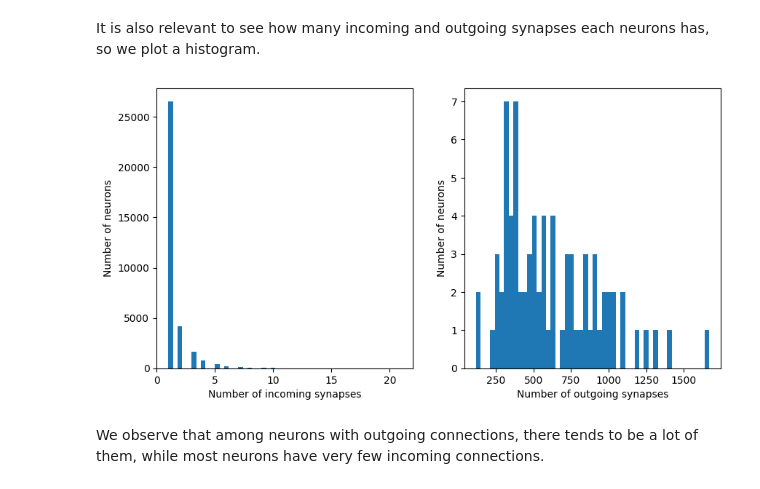
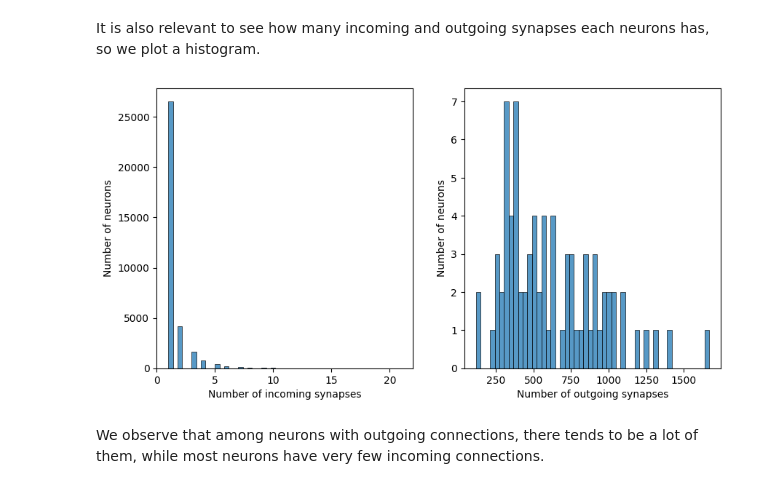
Before and after one commit to bioAI-Oslo/Spikeometric, a Jupyter notebook: examples/large_scale_example.ipynb, the cells around one changed output. Drawn from its saved outputs; the diff is of its cells as text; code cells hidden in the pictures.

```diff
--- a/examples/large_scale_example.ipynb
+++ b/examples/large_scale_example.ipynb
@@ -12,6 +12,7 @@ import matplotlib.pyplot as plt
 import numpy as np
 import seaborn as sns
 import scipy.stats as stats
+sns.set_style()
 # %% [markdown]
 # Simulating larger networks
 # %% [markdown]
@@ -94,16 +95,16 @@ It is also relevant to see how many incoming and outgoing synapses each neurons
 # %%
 plt.figure(figsize=(10, 5))
 plt.subplot(1, 2, 1)
-plt.hist(num_incoming, bins=50)
+sns.histplot(num_incoming, bins=50)
 plt.xlabel('Number of incoming synapses')
 plt.ylabel('Number of neurons')
 plt.subplot(1, 2, 2)
-plt.hist(num_outgoing, bins=50)
+sns.histplot(num_outgoing, bins=50)
 plt.xlabel('Number of outgoing synapses')
 plt.ylabel('Number of neurons')
 plt.show()
 # %% [output]
-[figure, old version]
+[figure, new version]
 # %% [markdown]
 We observe that among neurons with outgoing connections, there tends to be a lot of them, while most neurons have very few incoming connections.
 # %% [markdown]
```
Also changed, not shown: parts of 8 cells of this notebook, 3 other files.
